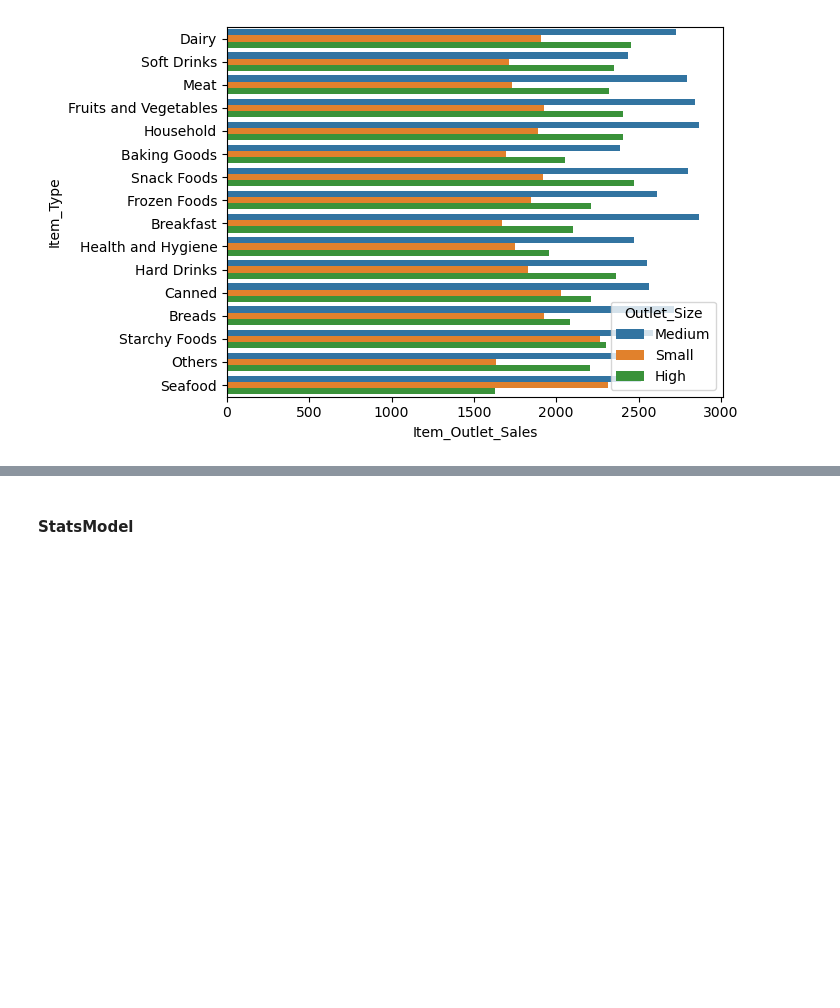
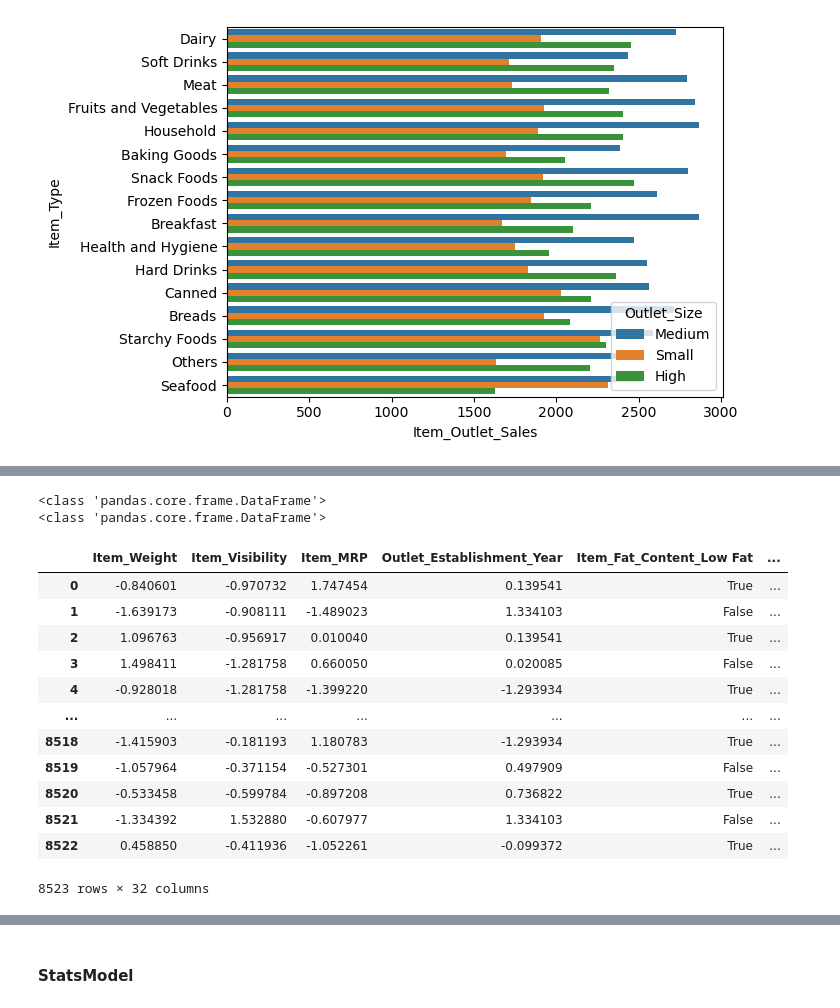
Before and after one commit to ElDazo/bigMart2, a Jupyter notebook: Big_Mart_EDA.ipynb, the cells around one changed output, grey strips where cells are left out. Cells and saved outputs as stored; diff of their text form; code cells hidden in the pictures; blank space fills up the shorter version.

```diff
--- a/Big_Mart_EDA.ipynb
+++ b/Big_Mart_EDA.ipynb
@@ -403,0 +370,3 @@ feature = feature[:-1]
+# %%
+dummies_data = pd.get_dummies(data[cat])
+dummies_data.head()
@@ -403,0 +381,6 @@ feature = feature[:-1]
+# %%
+scaller = StandardScaler()
+numeric_col.remove("Item_Outlet_Sales")
+standard_num_data = pd.DataFrame(scaller.fit_transform(data[numeric_col]))
+standard_num_data.columns = numeric_col
+standard_num_data.head()
@@ -403,0 +394,23 @@ feature = feature[:-1]
+# %%
+print(type(dummies_data))
+print(type(standard_num_data))
+# %% [output]
+<class 'pandas.core.frame.DataFrame'>
+<class 'pandas.core.frame.DataFrame'>
+# %%
+features = pd.concat([standard_num_data, dummies_data], axis=1)
+features
+# %% [output]
+|  | Item_Weight | Item_Visibility | Item_MRP | Outlet_Establishment_Year | Item_Fat_Content_Low Fat | ... |
+| 0 | -0.840601 | -0.970732 | 1.747454 | 0.139541 | True | ... |
+| 1 | -1.639173 | -0.908111 | -1.489023 | 1.334103 | False | ... |
+| 2 | 1.096763 | -0.956917 | 0.010040 | 0.139541 | True | ... |
+| 3 | 1.498411 | -1.281758 | 0.660050 | 0.020085 | False | ... |
+| 4 | -0.928018 | -1.281758 | -1.399220 | -1.293934 | True | ... |
+| ... | ... | ... | ... | ... | ... | ... |
+| 8518 | -1.415903 | -0.181193 | 1.180783 | -1.293934 | True | ... |
+| 8519 | -1.057964 | -0.371154 | -0.527301 | 0.497909 | False | ... |
+| 8520 | -0.533458 | -0.599784 | -0.897208 | 0.736822 | True | ... |
+| 8521 | -1.334392 | 1.532880 | -0.607977 | 1.334103 | False | ... |
+| 8522 | 0.458850 | -0.411936 | -1.052261 | -0.099372 | True | ... |
+8523 rows × 32 columns
```
Also changed, not shown: parts of 21 cells of this notebook.
